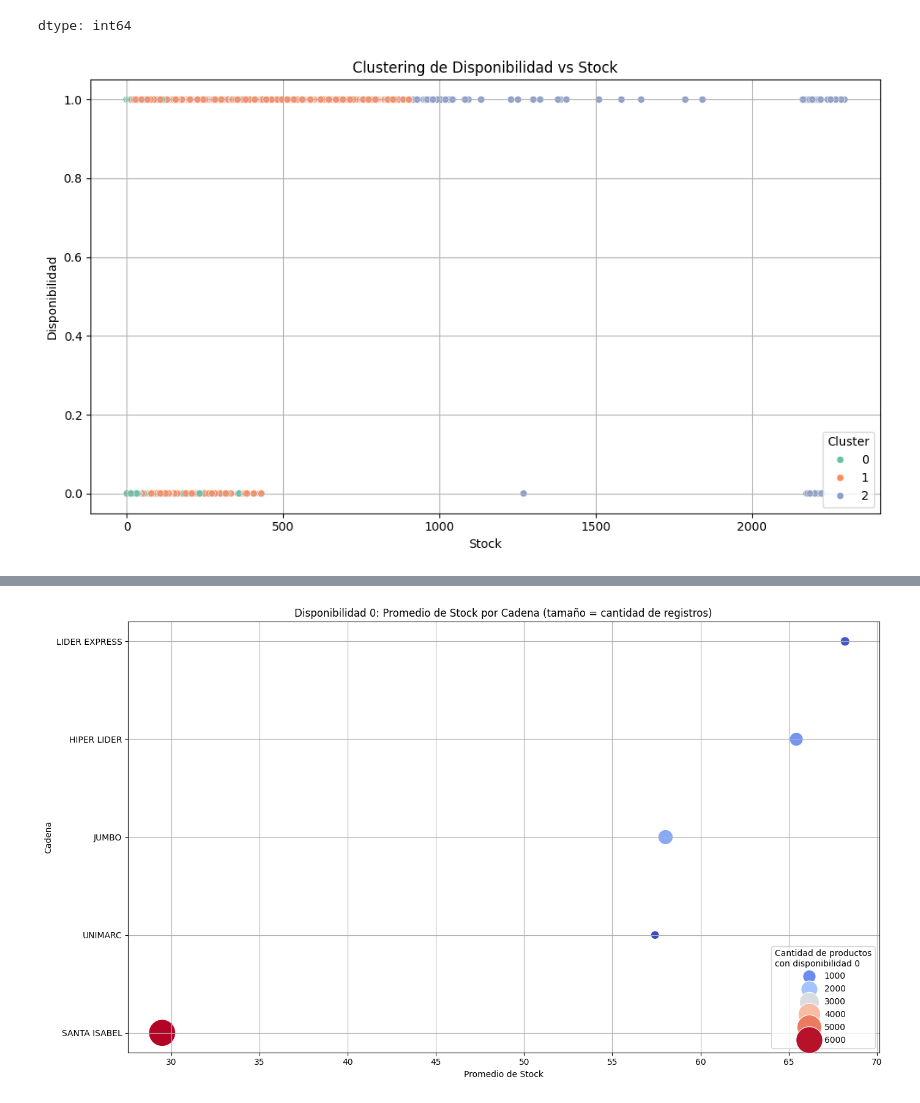
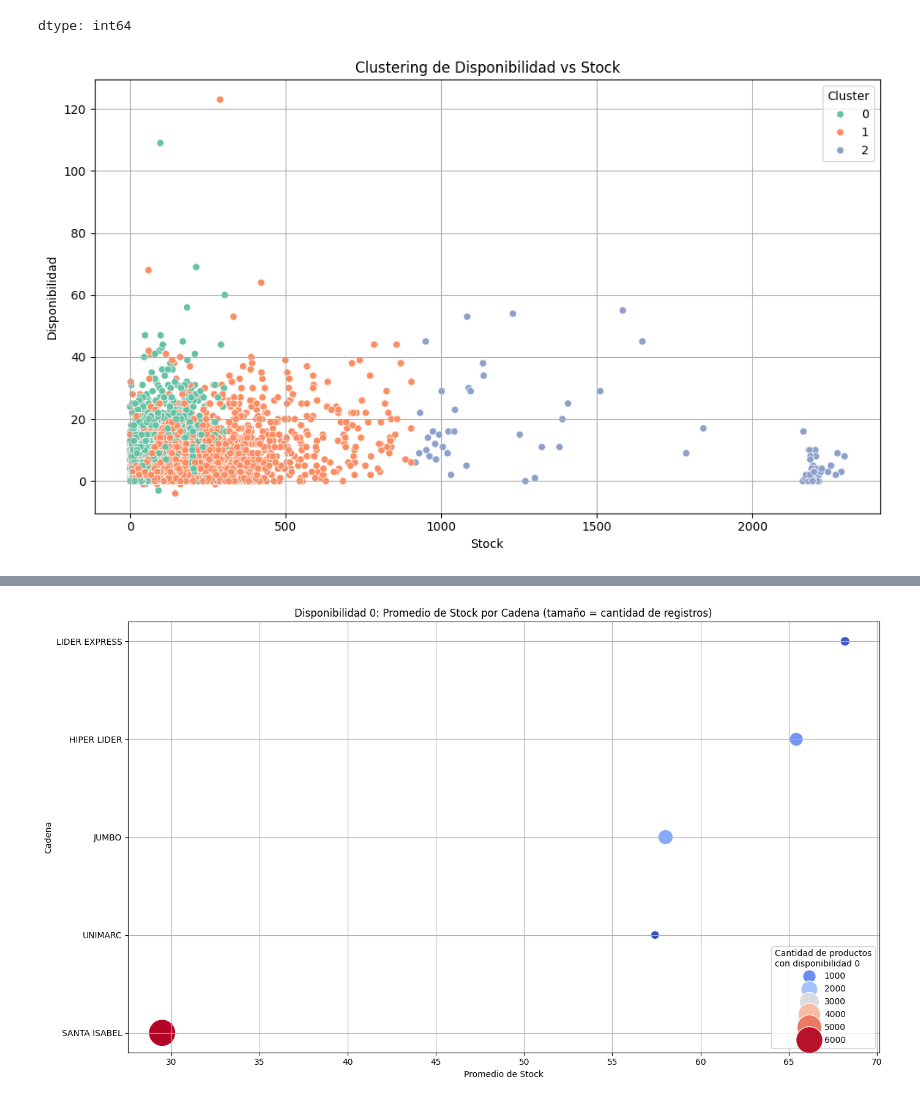
Before and after one commit to diegoBarriaevolet/Diagrama-de-Flujo-evolet, a Jupyter notebook: Proyecto_OSA.ipynb, the cells around one changed output, grey strips where cells are left out. Saved outputs shown, nothing was run; the diff lists cells and outputs as text; code cells hidden in the pictures.

Commit message:
Se creó con Colab

```diff
--- a/Proyecto_OSA.ipynb
+++ b/Proyecto_OSA.ipynb
@@ -2,13 +2,15 @@
 <a href="https://colab.research.google.com/github/diegoBarriaevolet/Diagrama-de-Flujo-evolet/blob/main/Proyecto_OSA.ipynb" target="_parent"><img src="https://colab.research.google.com/assets/colab-badge.svg" alt="Open In Colab"/></a>
 # %%
 import pandas as pd
+from google.colab import files
 
-# Subir archivo desde tu computador en Colab
-from google.colab import files
+# 📥 Subir archivo desde tu equipo
 uploaded = files.upload()
 
-# Leer el archivo subido
-df = pd.read_csv('data_sciense_cabritas.csv')  # Cambia el nombre si tu archivo es diferente
+# 📄 Leer archivo Excel cargado
+df = pd.read_excel('data sciense cabritas.xlsx')
+
+# 👀 Mostrar primeras filas
 df.head()
 # %% [output]
 [interactive output not drawn]
@@ -64,7 +85,7 @@ dtype: int64
 from sklearn.preprocessing import LabelEncoder
 
 # Seleccionar columnas relevantes
-cols = ['Producto', 'Disponibilidad', 'Stock', 'Local', 'Cadena', 'Supervisor']
+cols = ['Producto', 'Disponibilidad', 'Stock', 'Local', 'Cadena', 'Supervisor','Venta']
 df_cluster = df[cols].dropna()
 
 # Filtrar valores válidos
@@ -84,15 +105,15 @@ df_cluster['Cluster'] = kmeans.fit_predict(df_cluster)
 # %%
 import seaborn as sns
 import matplotlib.pyplot as plt
 
 # Gráfico de dispersión
 plt.figure(figsize=(10, 6))
-sns.scatterplot(data=df_cluster, x='Stock', y='Disponibilidad', hue='Cluster', palette='Set2')
+sns.scatterplot(data=df_cluster, x='Stock', y='Venta', hue='Cluster', palette='Set2')
 plt.title('Clustering de Disponibilidad vs Stock')
 plt.xlabel('Stock')
 plt.ylabel('Disponibilidad')
 plt.grid(True)
 plt.tight_layout()
 plt.show()
 # %% [output]
-[figure, old version]
+[figure, new version]
```
Also changed, not shown: parts of 11 cells of this notebook.
